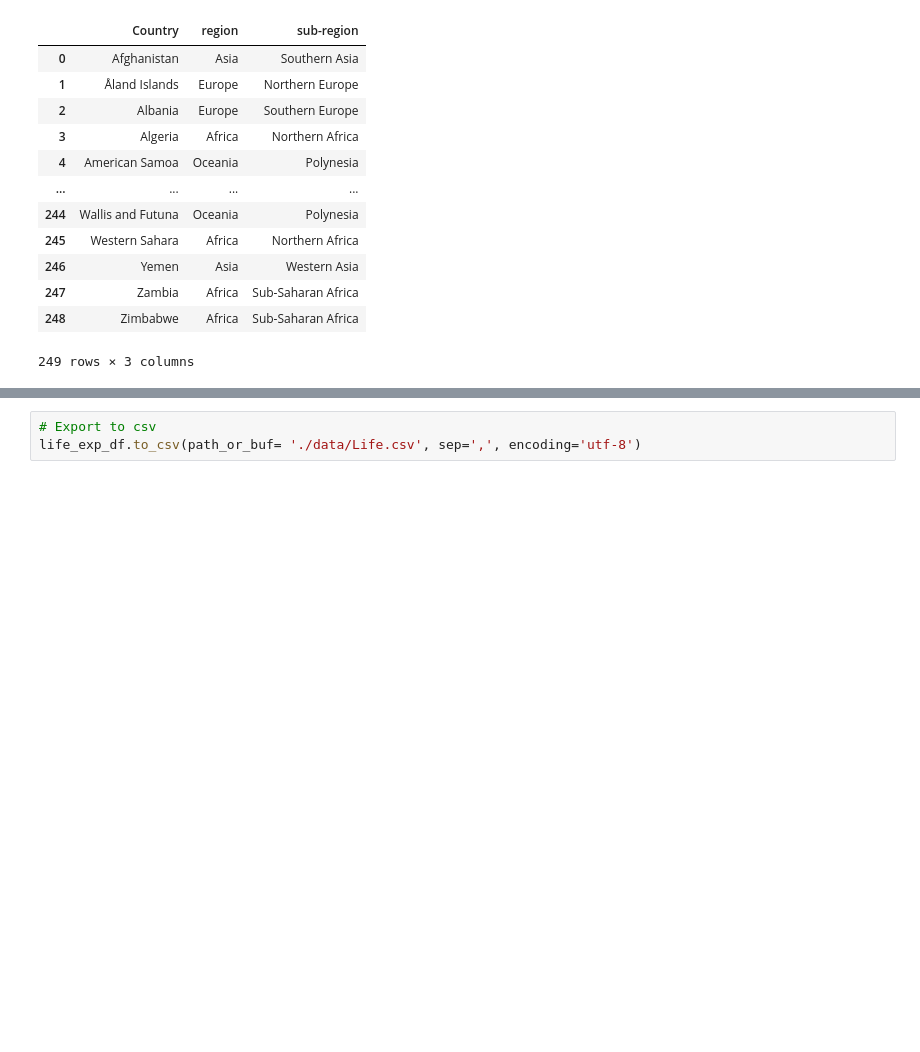
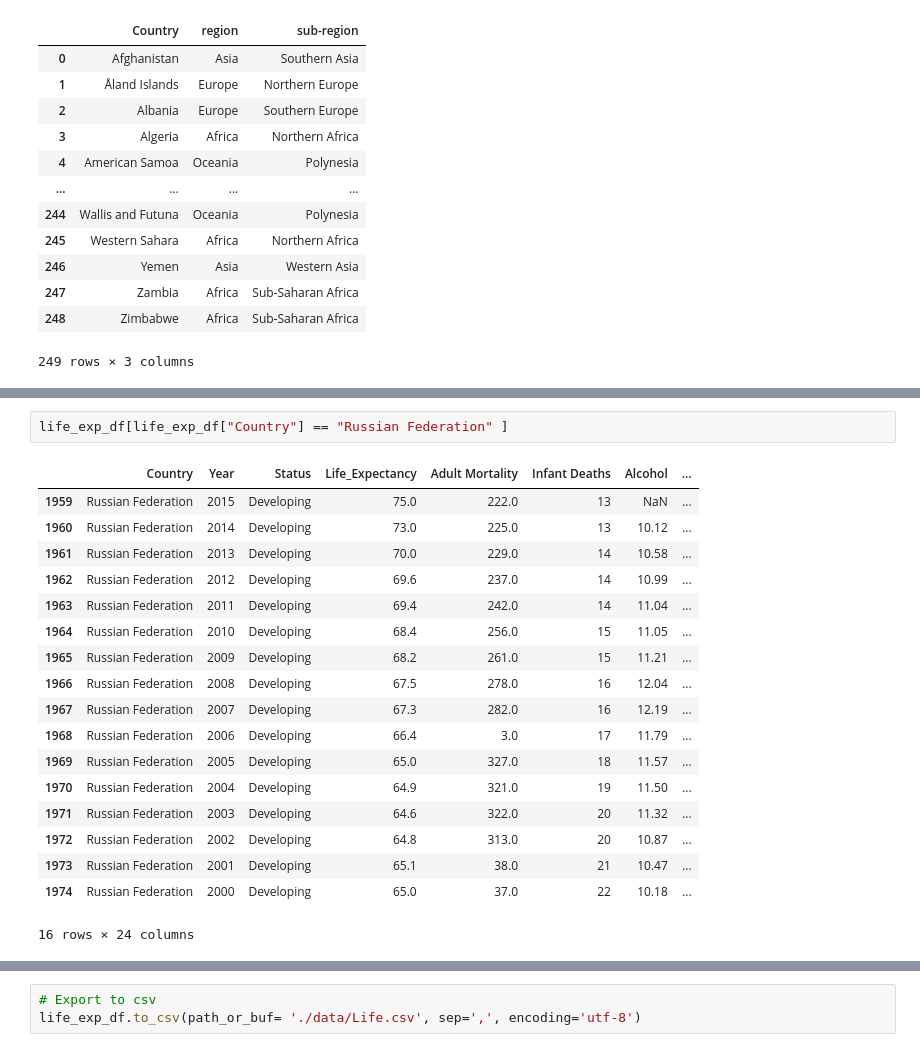
Before and after one commit to nithiyasuresh/nithiya_lifeExpectancyBranch, a Jupyter notebook: life_expect.ipynb, the cells around one changed output, grey strips where cells are left out. Drawn from its saved outputs; the diff is of its cells as text; blank space fills up the shorter version.

Commit message:
updated continents and jupyter notebook to include US and Russia

```diff
--- a/life_expect.ipynb
+++ b/life_expect.ipynb
@@ -98,3 +114,24 @@ memory usage: 511.3+ KB
+# %%
+life_exp_df[life_exp_df["Country"] == "Russian Federation" ]
+# %% [output]
+|  | Country | Year | Status | Life_Expectancy | Adult Mortality | Infant Deaths | Alcohol | ... |
+| 1959 | Russian Federation | 2015 | Developing | 75.0 | 222.0 | 13 | NaN | ... |
+| 1960 | Russian Federation | 2014 | Developing | 73.0 | 225.0 | 13 | 10.12 | ... |
+| 1961 | Russian Federation | 2013 | Developing | 70.0 | 229.0 | 14 | 10.58 | ... |
+| 1962 | Russian Federation | 2012 | Developing | 69.6 | 237.0 | 14 | 10.99 | ... |
+| 1963 | Russian Federation | 2011 | Developing | 69.4 | 242.0 | 14 | 11.04 | ... |
+| 1964 | Russian Federation | 2010 | Developing | 68.4 | 256.0 | 15 | 11.05 | ... |
+| 1965 | Russian Federation | 2009 | Developing | 68.2 | 261.0 | 15 | 11.21 | ... |
+| 1966 | Russian Federation | 2008 | Developing | 67.5 | 278.0 | 16 | 12.04 | ... |
+| 1967 | Russian Federation | 2007 | Developing | 67.3 | 282.0 | 16 | 12.19 | ... |
+| 1968 | Russian Federation | 2006 | Developing | 66.4 | 3.0 | 17 | 11.79 | ... |
+| 1969 | Russian Federation | 2005 | Developing | 65.0 | 327.0 | 18 | 11.57 | ... |
+| 1970 | Russian Federation | 2004 | Developing | 64.9 | 321.0 | 19 | 11.50 | ... |
+| 1971 | Russian Federation | 2003 | Developing | 64.6 | 322.0 | 20 | 11.32 | ... |
+| 1972 | Russian Federation | 2002 | Developing | 64.8 | 313.0 | 20 | 10.87 | ... |
+| 1973 | Russian Federation | 2001 | Developing | 65.1 | 38.0 | 21 | 10.47 | ... |
+| 1974 | Russian Federation | 2000 | Developing | 65.0 | 37.0 | 22 | 10.18 | ... |
+16 rows × 24 columns
 # %%
 life_exp_df.columns
 # %% [output]
```
Also changed, not shown: parts of 8 cells of this notebook, 3 other files.
